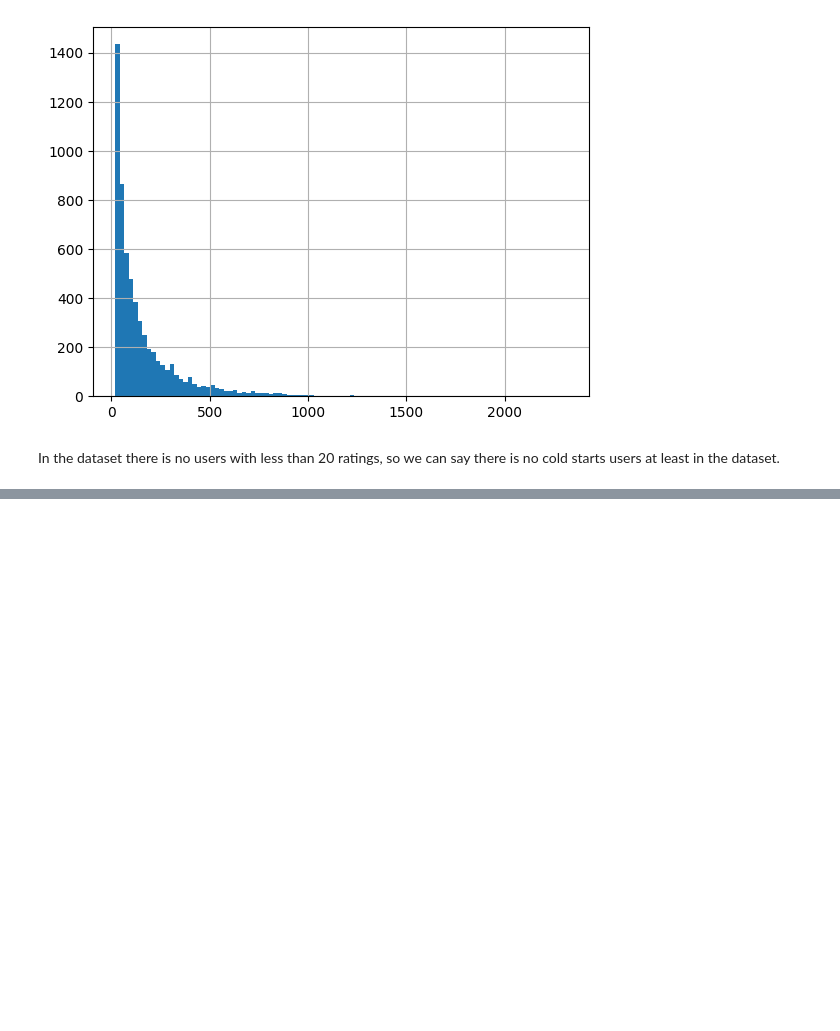
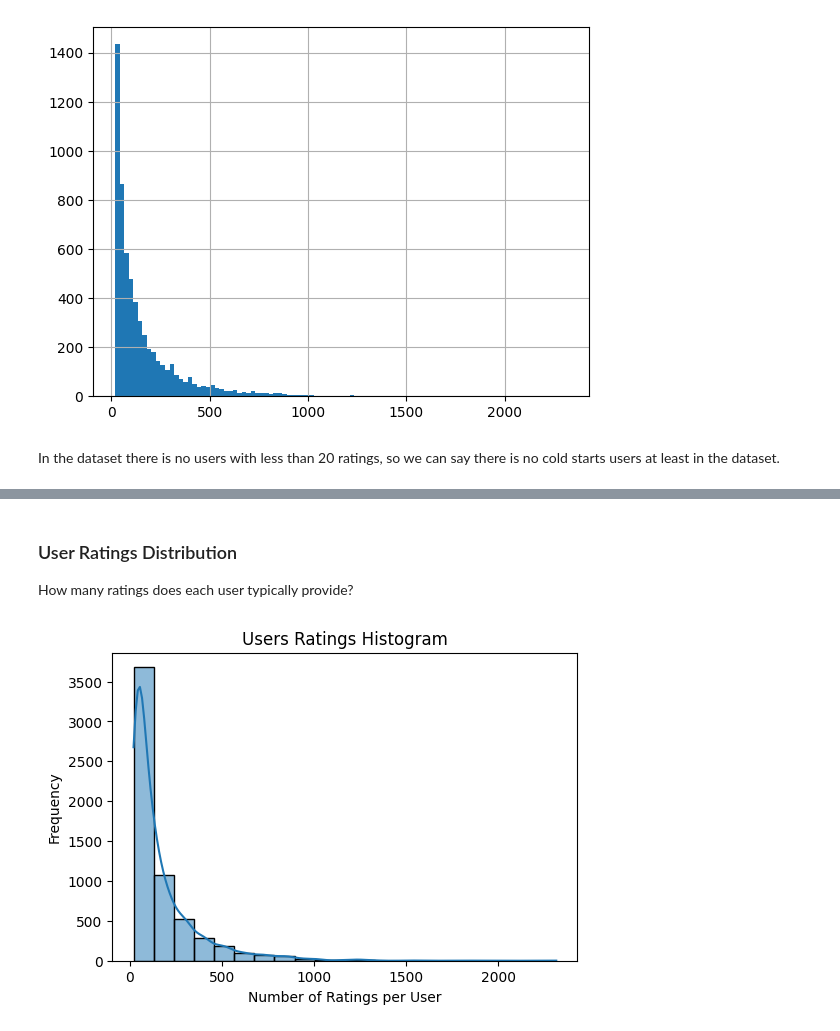
Before and after one commit to DaryaYu/aquarium, a Jupyter notebook: eda/EDA.ipynb, the cells around one changed output, grey strips where cells are left out. Saved outputs shown, nothing was run; the diff lists cells and outputs as text; code cells hidden in the pictures; blank space fills up the shorter version.

```diff
--- a/eda/EDA.ipynb
+++ b/eda/EDA.ipynb
@@ -54,0 +168,13 @@ In the dataset there is no users with less than 20 ratings, so we can say there
+# %% [markdown]
+### User Ratings Distribution
+
+How many ratings does each user typically provide?
+# %%
+plt.figure(figsize=(6, 4))
+sns.histplot(ratings.groupby('user_id').size(), bins='doane', kde=True)
+plt.title("Users Ratings Histogram")
+plt.xlabel("Number of Ratings per User")
+plt.ylabel("Frequency")
+plt.show()
+# %% [output]
+[figure, added]
```
Also changed, not shown: parts of 24 cells of this notebook, 12 other files.
